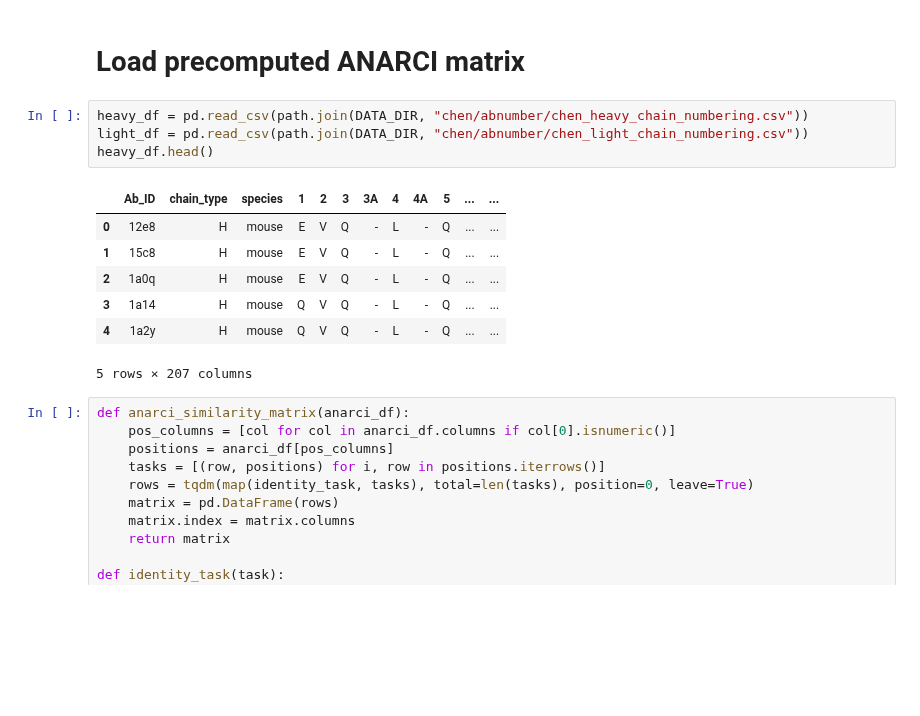
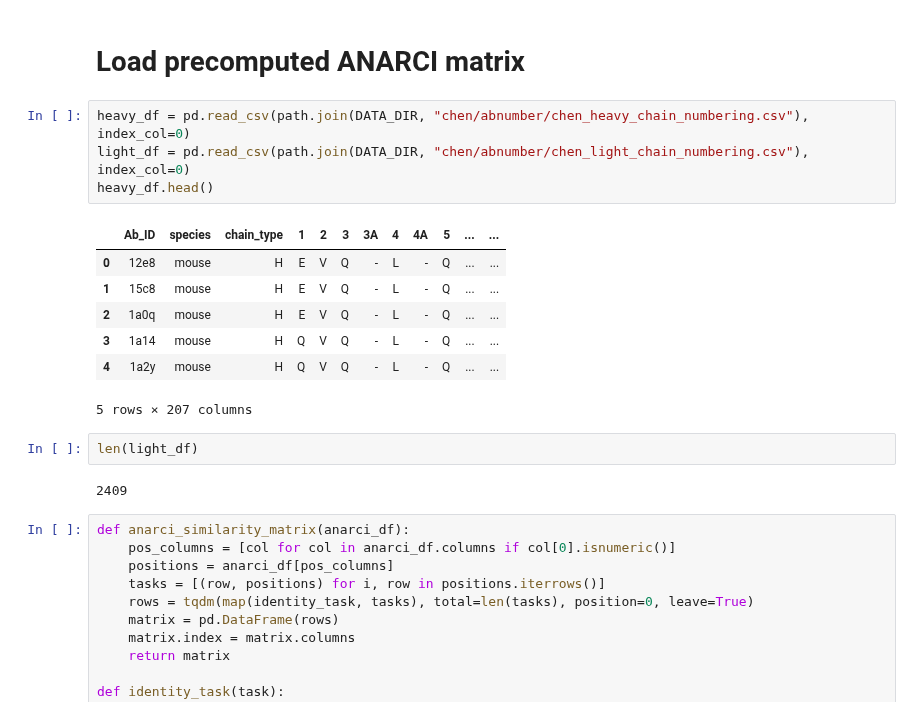
Before and after one commit to kvetab/di-pred, a Jupyter notebook: notebooks/data_processing/07-data-split.ipynb, the cells around one changed output. Saved outputs shown, nothing was run; the diff lists cells and outputs as text; blank space fills up the shorter version.

Commit message:
Integrate heavy and light

```diff
--- a/notebooks/data_processing/07-data-split.ipynb
+++ b/notebooks/data_processing/07-data-split.ipynb
@@ -29,17 +29,21 @@ chen_data
 # %% [markdown]
 # Load precomputed ANARCI matrix
 # %%
-heavy_df = pd.read_csv(path.join(DATA_DIR, "chen/abnumber/chen_heavy_chain_numbering.csv"))
-light_df = pd.read_csv(path.join(DATA_DIR, "chen/abnumber/chen_light_chain_numbering.csv"))
+heavy_df = pd.read_csv(path.join(DATA_DIR, "chen/abnumber/chen_heavy_chain_numbering.csv"), index_col=0)
+light_df = pd.read_csv(path.join(DATA_DIR, "chen/abnumber/chen_light_chain_numbering.csv"), index_col=0)
 heavy_df.head()
 # %% [output]
-|  | Ab_ID | chain_type | species | 1 | 2 | 3 | 3A | 4 | 4A | 5 | ... | ... |
-| 0 | 12e8 | H | mouse | E | V | Q | - | L | - | Q | ... | ... |
-| 1 | 15c8 | H | mouse | E | V | Q | - | L | - | Q | ... | ... |
-| 2 | 1a0q | H | mouse | E | V | Q | - | L | - | Q | ... | ... |
-| 3 | 1a14 | H | mouse | Q | V | Q | - | L | - | Q | ... | ... |
-| 4 | 1a2y | H | mouse | Q | V | Q | - | L | - | Q | ... | ... |
+|  | Ab_ID | species | chain_type | 1 | 2 | 3 | 3A | 4 | 4A | 5 | ... | ... |
+| 0 | 12e8 | mouse | H | E | V | Q | - | L | - | Q | ... | ... |
+| 1 | 15c8 | mouse | H | E | V | Q | - | L | - | Q | ... | ... |
+| 2 | 1a0q | mouse | H | E | V | Q | - | L | - | Q | ... | ... |
+| 3 | 1a14 | mouse | H | Q | V | Q | - | L | - | Q | ... | ... |
+| 4 | 1a2y | mouse | H | Q | V | Q | - | L | - | Q | ... | ... |
 5 rows × 207 columns
+# %%
+len(light_df)
+# %% [output]
+2409
 # %%
 def anarci_similarity_matrix(anarci_df):
     pos_columns = [col for col in anarci_df.columns if col[0].isnumeric()]
```
Also changed, not shown: parts of 28 cells of this notebook.
